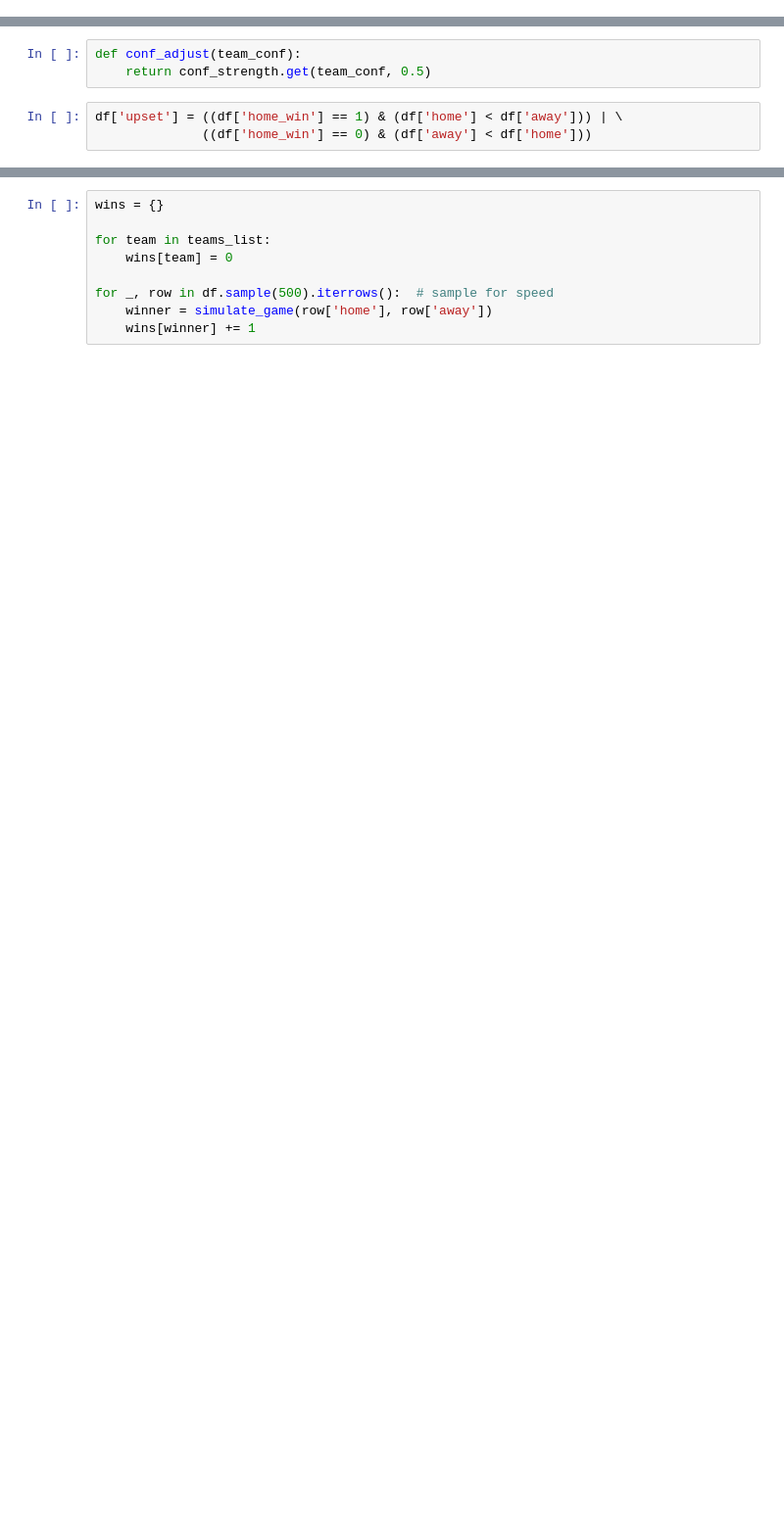
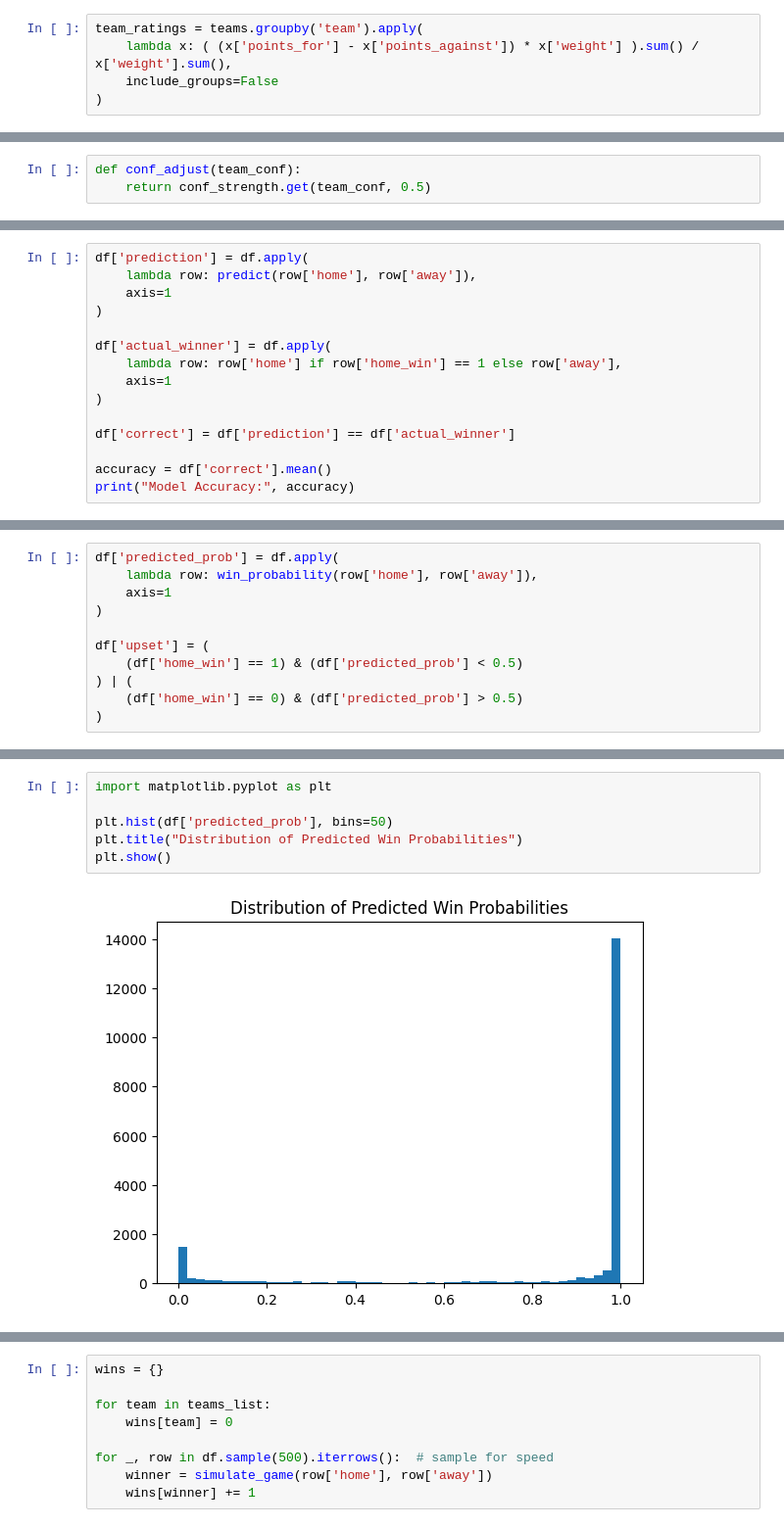
Before and after one commit to joashpark/college-football-predictor, a Jupyter notebook: College_Football_Prediction_Model.ipynb, the cells around one changed output, grey strips where cells are left out. Shown at 98% size. Cells and saved outputs as stored; diff of their text form; blank space fills up the shorter version.

```diff
--- a/College_Football_Prediction_Model.ipynb
+++ b/College_Football_Prediction_Model.ipynb
@@ -78,0 +99,5 @@ for _, row in df.iterrows():
+# %%
+team_ratings = teams.groupby('team').apply(
+    lambda x: ( (x['points_for'] - x['points_against']) * x['weight'] ).sum() / x['weight'].sum(),
+    include_groups=False
+)
@@ -81,6 +134,3 @@ conf_strength = df.groupby('conf_home')['home_win'].mean()
 # %%
 def conf_adjust(team_conf):
     return conf_strength.get(team_conf, 0.5)
-# %%
-df['upset'] = ((df['home_win'] == 1) & (df['home'] < df['away'])) | \
-              ((df['home_win'] == 0) & (df['away'] < df['home']))
@@ -90,0 +139,15 @@ Model Accuracy: 0.6848258831829864
+# %%
+df['prediction'] = df.apply(
+    lambda row: predict(row['home'], row['away']),
+    axis=1
+)
+
+df['actual_winner'] = df.apply(
+    lambda row: row['home'] if row['home_win'] == 1 else row['away'],
+    axis=1
+)
+
+df['correct'] = df['prediction'] == df['actual_winner']
+
+accuracy = df['correct'].mean()
+print("Model Accuracy:", accuracy)
@@ -90,0 +156,11 @@ Model Accuracy: 0.6848258831829864
+# %%
+df['predicted_prob'] = df.apply(
+    lambda row: win_probability(row['home'], row['away']),
+    axis=1
+)
+
+df['upset'] = (
+    (df['home_win'] == 1) & (df['predicted_prob'] < 0.5)
+) | (
+    (df['home_win'] == 0) & (df['predicted_prob'] > 0.5)
+)
@@ -91,3 +177,11 @@ Model Accuracy: 0.6848258831829864
+# %%
+import matplotlib.pyplot as plt
+
+plt.hist(df['predicted_prob'], bins=50)
+plt.title("Distribution of Predicted Win Probabilities")
+plt.show()
+# %% [output]
+[figure, added]
 # %%
 import matplotlib.pyplot as plt
 
```
Also changed, not shown: parts of 39 cells of this notebook.
